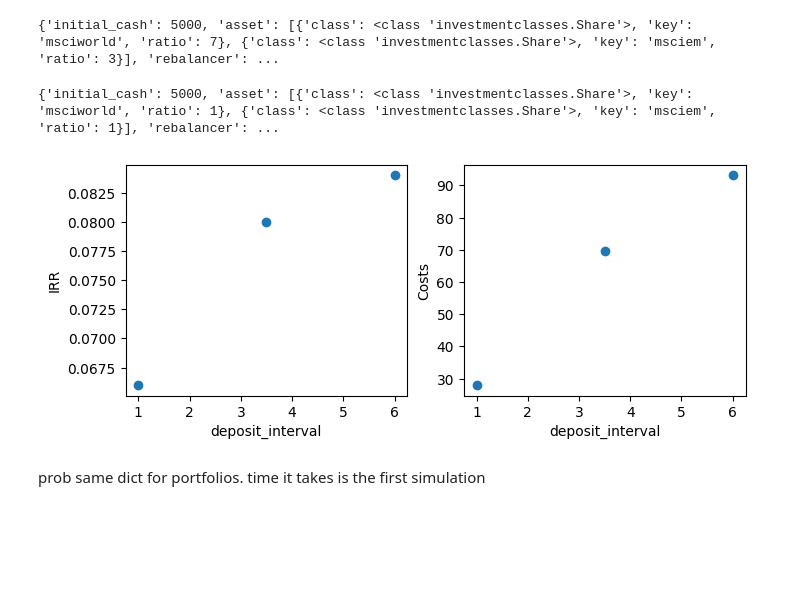
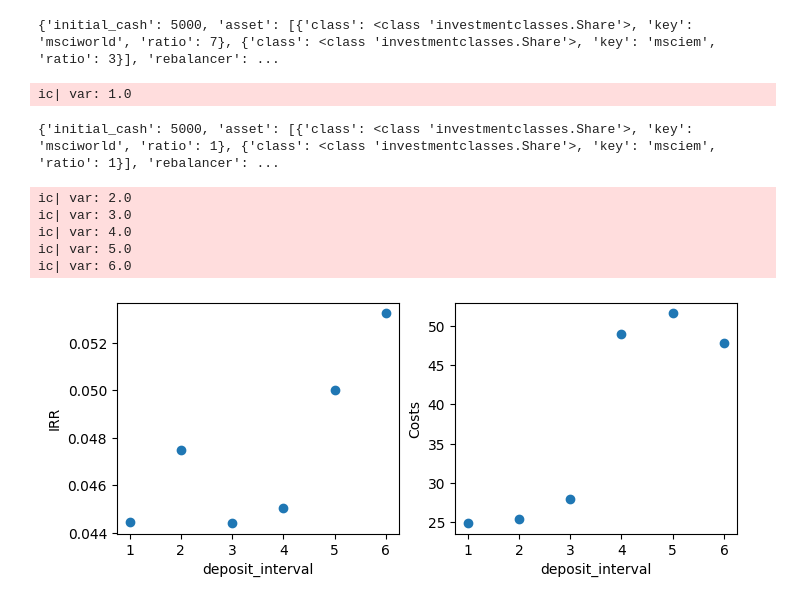
Before and after one commit to BastianSetter/Investment_analysis, a Jupyter notebook: functional_test_cases.ipynb, the cells around one changed output. Saved outputs shown, nothing was run; the diff lists cells and outputs as text; code cells hidden in the pictures; blank space fills up the shorter version.

Commit message:
merged Tester into main setup; included multitesting; from_dict

```diff
--- a/functional_test_cases.ipynb
+++ b/functional_test_cases.ipynb
@@ -125,5 +126,7 @@ Tester0 = Tester(portfolio_blueprint_0d)
 # %%
 from deposits import PureCash
+
+from copy import deepcopy
 portfolio_blueprint_1d = {
     'initial_cash': 5000,
     'asset': [
@@ -150,16 +153,20 @@ portfolio_blueprint_1d = {
          'triggers':[
             {'class': TimeTrigger,
             'time_unit': TimeUnit.MONTHS,
-            'time_interval': [1,6,3,'linear','deposit_interval']}
+            'time_interval': [1,6,6,'linear','deposit_interval']}
          ]
         }
     ]
 }
 # %%
 print(portfolio_blueprint_1d)
-Tester1 = Tester(portfolio_blueprint_1d)
+main(deepcopy(portfolio_blueprint_1d))
 # %% [output]
-{'initial_cash': 5000, 'asset': [{'class': <class 'investmentclasses.Share'>, 'key': 'msciworld', 'ratio': 1}, {'class': <class 'investmentclasses.Share'>, 'key': 'msciem', 'ratio': 1}], 'rebalancer': ...
+ic| var: 1.0
+{'initial_cash': 5000, 'asset': [{'class': <class 'investmentclasses.Share'>, 'key': 'msciworld', 'ratio': 1}, {'class': <class 'investmentclasses.Share'>, 'key': 'msciem', 'ratio': 1}], 'rebalancer': ...
+ic| var: 2.0
+ic| var: 3.0
+ic| var: 4.0
+ic| var: 5.0
+ic| var: 6.0
-[figure, old version]
+[figure, new version]
-# %% [markdown]
-prob same dict for portfolios. time it takes is the first simulation
```
Also changed, not shown: parts of 6 cells of this notebook, 10 other files.
